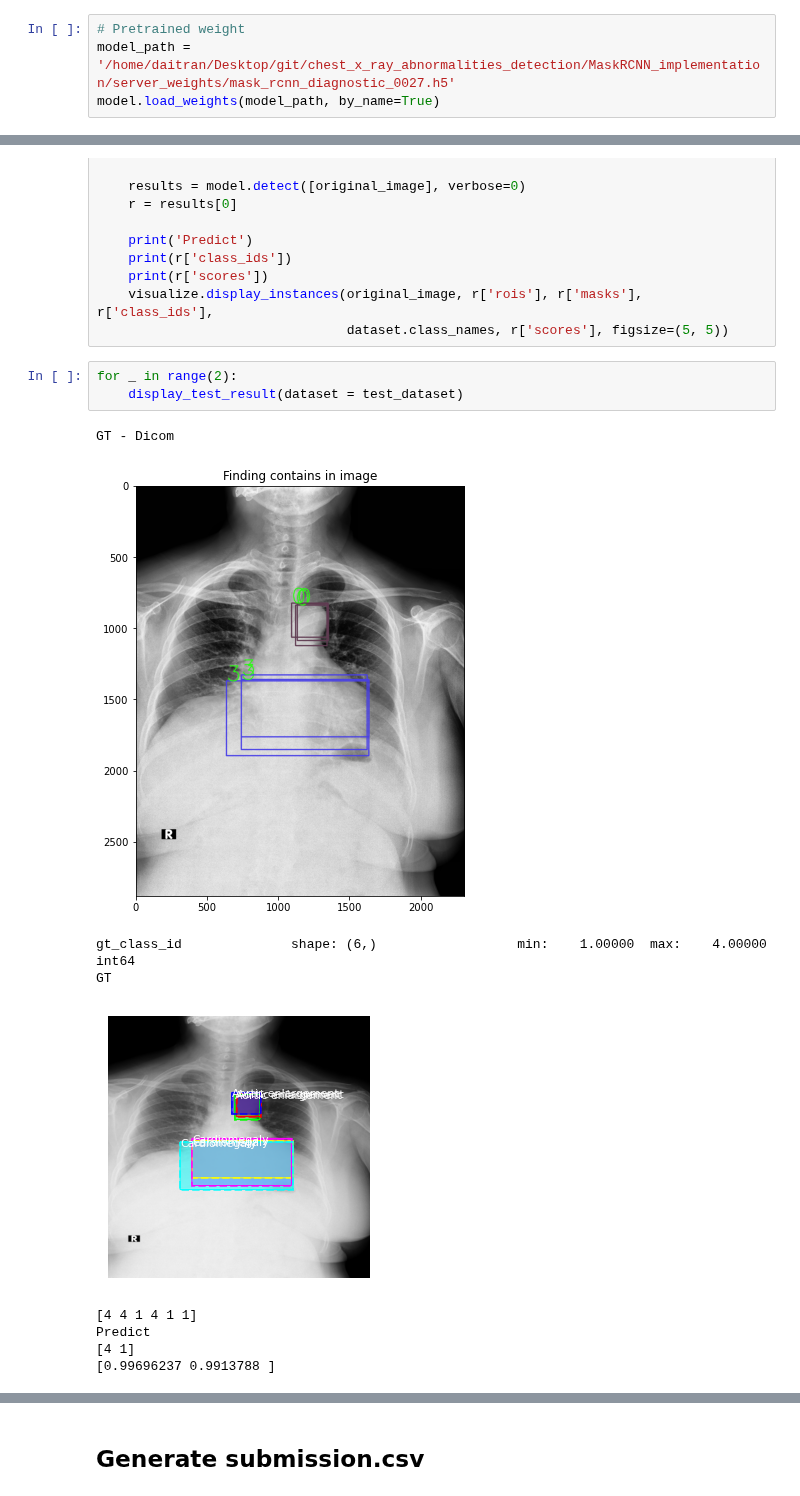
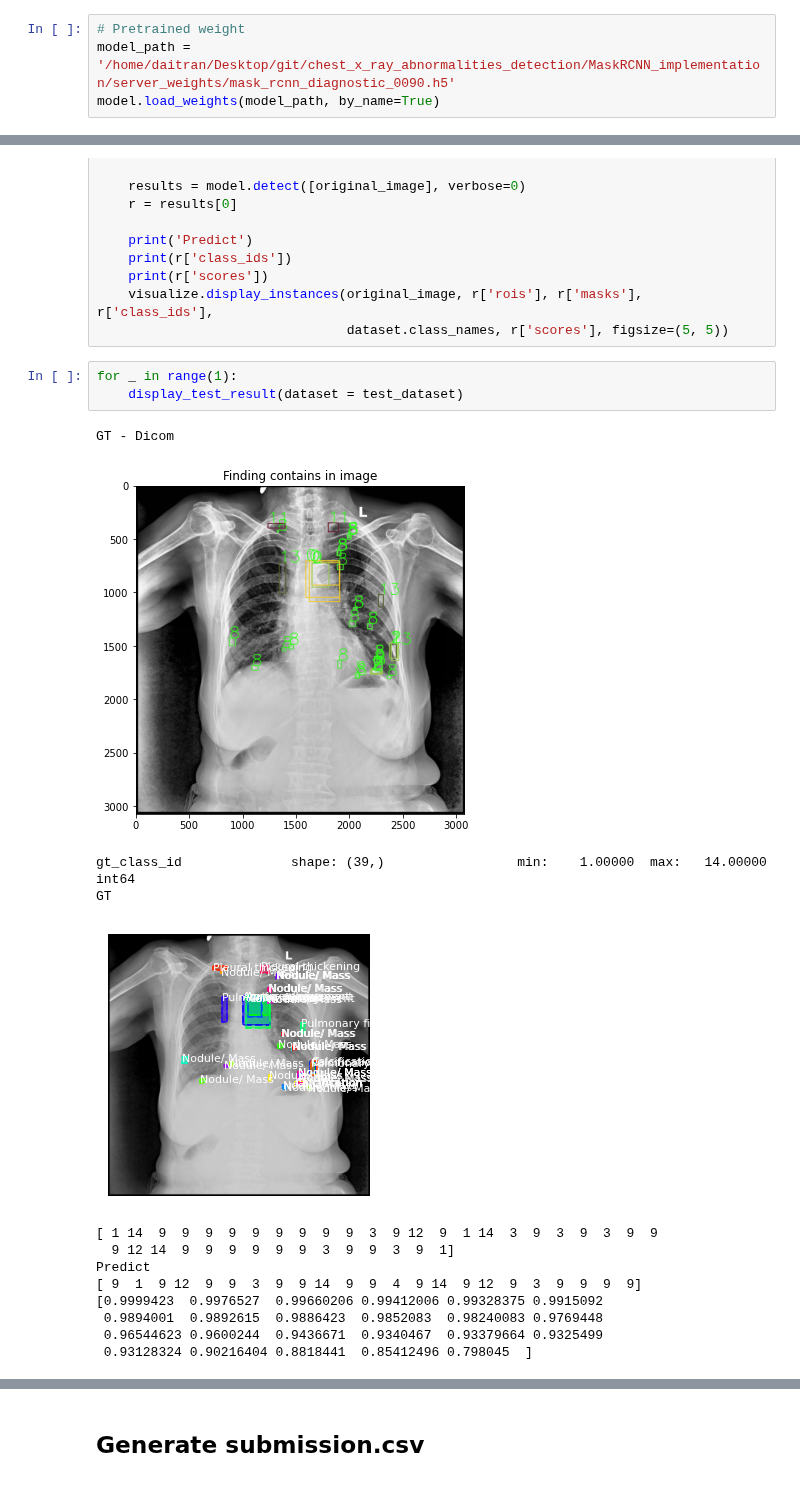
Before and after one commit to daitranskku/chest_x_ray_abnormalities_detection, a Jupyter notebook: MaskRCNN_implementation/model_evaluation.ipynb, the cells around one changed output, grey strips where cells are left out. Drawn from its saved outputs; the diff is of its cells as text.

```diff
--- a/MaskRCNN_implementation/model_evaluation.ipynb
+++ b/MaskRCNN_implementation/model_evaluation.ipynb
@@ -216,6 +221,6 @@ If using Keras pass *_constraint arguments to layers.
 # %%
 # Pretrained weight
-model_path = '/home/daitran/Desktop/git/chest_x_ray_abnormalities_detection/MaskRCNN_implementation/server_weights/mask_rcnn_diagnostic_0027.h5'
+model_path = '/home/daitran/Desktop/git/chest_x_ray_abnormalities_detection/MaskRCNN_implementation/server_weights/mask_rcnn_diagnostic_0090.h5'
 model.load_weights(model_path, by_name=True)
 # %%
 def plot_bbox(img_id , bbox_df = orin_df, normalize = True):
@@ -321,15 +326,19 @@ def display_test_result(dataset):
     visualize.display_instances(original_image, r['rois'], r['masks'], r['class_ids'],
                                 dataset.class_names, r['scores'], figsize=(5, 5))
 # %%
-for _ in range(2):
+for _ in range(1):
     display_test_result(dataset = test_dataset)
 # %% [output]
 GT - Dicom
-[figure, old version]
+[figure, new version]
-gt_class_id              shape: (6,)                  min:    1.00000  max:    4.00000  int64
+gt_class_id              shape: (39,)                 min:    1.00000  max:   14.00000  int64
 GT
-[figure, old version]
+[figure, new version]
-[4 4 1 4 1 1]
+[ 1 14  9  9  9  9  9  9  9  9  9  3  9 12  9  1 14  3  9  3  9  3  9  9
+  9 12 14  9  9  9  9  9  9  3  9  9  3  9  1]
 Predict
-[4 1]
-[0.99696237 0.9913788 ]
+[ 9  1  9 12  9  9  3  9  9 14  9  9  4  9 14  9 12  9  3  9  9  9  9]
+[0.9999423  0.9976527  0.99660206 0.99412006 0.99328375 0.9915092
+ 0.9894001  0.9892615  0.9886423  0.9852083  0.98240083 0.9769448
+ 0.96544623 0.9600244  0.9436671  0.9340467  0.93379664 0.9325499
+ 0.93128324 0.90216404 0.8818441  0.85412496 0.798045  ]
```
Also changed, not shown: parts of 6 cells of this notebook.
